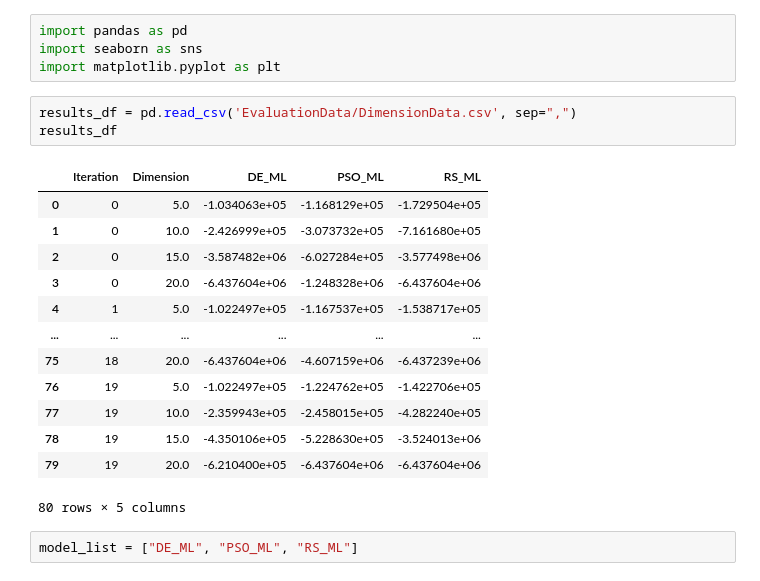
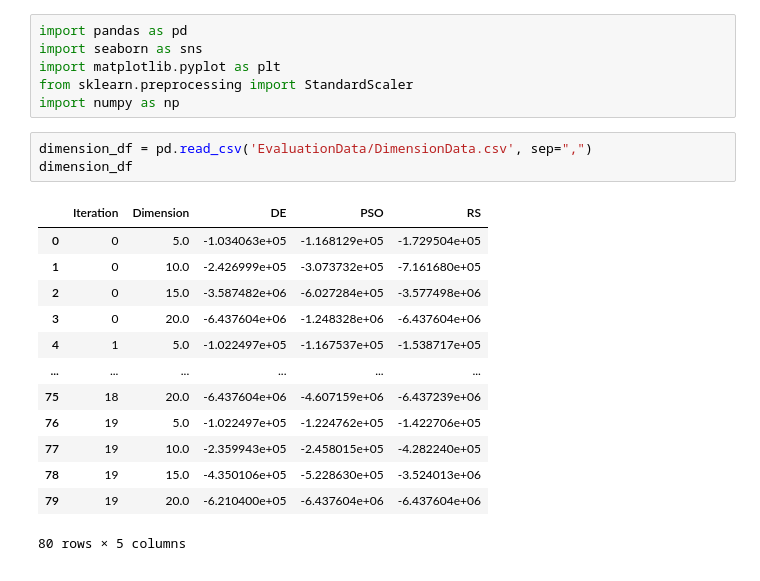
Before and after one commit to PascalKnoll/Investigation-of-Particle-Swarm-Optimization, a Jupyter notebook: AOT_Notebook_ch400.ipynb, the cells around one changed output. Saved outputs shown, nothing was run; the diff lists cells and outputs as text.

```diff
--- a/AOT_Notebook_ch400.ipynb
+++ b/AOT_Notebook_ch400.ipynb
@@ -2,11 +2,13 @@
 import pandas as pd
 import seaborn as sns
 import matplotlib.pyplot as plt
+from sklearn.preprocessing import StandardScaler
+import numpy as np
 # %%
-results_df = pd.read_csv('EvaluationData/DimensionData.csv', sep=",")
-results_df
+dimension_df = pd.read_csv('EvaluationData/DimensionData.csv', sep=",")
+dimension_df
 # %% [output]
-|  | Iteration | Dimension | DE_ML | PSO_ML | RS_ML |
+|  | Iteration | Dimension | DE | PSO | RS |
 | 0 | 0 | 5.0 | -1.034063e+05 | -1.168129e+05 | -1.729504e+05 |
 | 1 | 0 | 10.0 | -2.426999e+05 | -3.073732e+05 | -7.161680e+05 |
 | 2 | 0 | 15.0 | -3.587482e+06 | -6.027284e+05 | -3.577498e+06 |
@@ -19,5 +21,3 @@ results_df
 | 78 | 19 | 15.0 | -4.350106e+05 | -5.228630e+05 | -3.524013e+06 |
 | 79 | 19 | 20.0 | -6.210400e+05 | -6.437604e+06 | -6.437604e+06 |
 80 rows × 5 columns
-# %%
-model_list = ["DE_ML", "PSO_ML", "RS_ML"]
```
Also changed, not shown: parts of 31 cells of this notebook.
